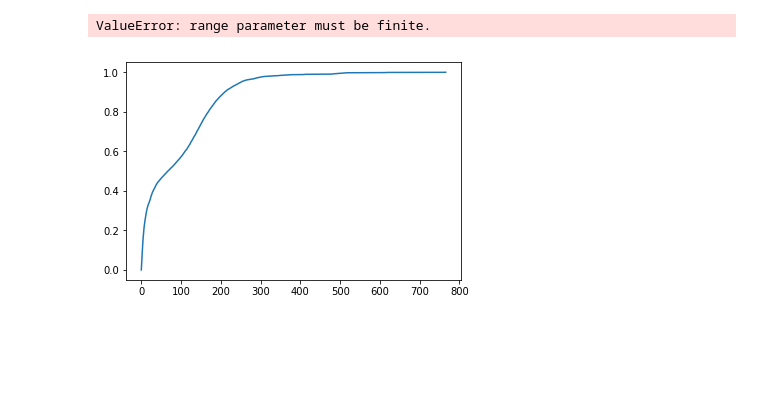
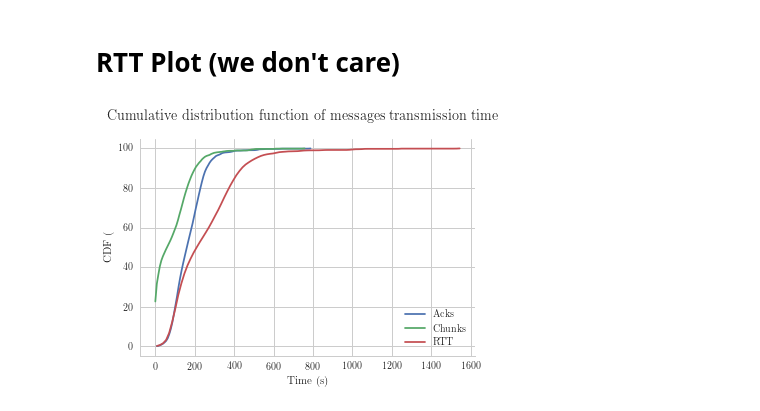
Before and after one commit to dbosk/spores, a Jupyter notebook: code/notebooks/5.2 - File sharing experiment interpretation.ipynb, the cells around one changed output. Cells and saved outputs as stored; diff of their text form; code cells hidden in the pictures; blank space fills up the shorter version.

Commit message:
added figure

```diff
--- a/code/notebooks/5.2 - File sharing experiment interpretation.ipynb
+++ b/code/notebooks/5.2 - File sharing experiment interpretation.ipynb
@@ -102,4 +117,6 @@ def fetch_experiment_set(path):
     return conf, files_info, devices_df, users_df
 
 # Mesage IDs are not unique in the dataset! (experiment_id, mes_id) should be
-conf, files_info, devices_df, users_df =  fetch_experiment_set("data/users_number/")
+conf, files_info, devices_df, users_df =  fetch_experiment_set("data/random_file_size/")
+files_df = files_info_to_df(files_info)
+N_EXPERIMENTS = users_df['experiment_id'].max()+1
@@ -249,0 +125,3 @@ ValueError: range parameter must be finite.
+# %%
+files_df = files_info_to_df(files_info)
+files_df
@@ -249,0 +147,15 @@ ValueError: range parameter must be finite.
+# %%
+transfer_time_df = pd.DataFrame()
+for _, f in files_df.iterrows():
+    data = devices_df[devices_df['file_id'] == f['file_id']]
+    transfer_time = data[data['received'] != 0]['t'].max() - \
+        data[data['sent'] != 0]['t'].min()
+
+    transfer_time_df = transfer_time_df.append(pd.Series({
+        'file_id': f['file_id'],
+        't': transfer_time,
+        'size': f['size']
+    }), ignore_index=True)
+
+transfer_time_df['size'] /= 1024
+transfer_time_df
@@ -249,0 +181,9 @@ ValueError: range parameter must be finite.
+# %%
+sns.set_context('paper')
+sns.set(font='serif')
+sns.set_style("whitegrid", {
+        "font.family": "serif",
+        "font.serif": ["Times", "Palatino", "serif"]
+    })
+mpl.rc('text', usetex=True)
+mpl.rcParams['text.latex.preamble'] = [r'\usepackage{amsmath}']
@@ -250,23 +236,32 @@ ValueError: range parameter must be finite.
+# %% [markdown]
+# RTT Plot (we don't care)
 # %%
 f, ax = plt.subplots()
+sns.set_context('paper')
+sns.set(font='serif')
+sns.set_style("whitegrid", {
+        "font.family": "serif",
+        "font.serif": ["Times", "Palatino", "serif"]
+    })
+mpl.rc('text', usetex=True)
+mpl.rcParams['text.latex.preamble'] = [r'\usepackage{amsmath}']
 
 # Plot the cdf
 ax.plot(ack_bins[0:-1], ack_cdf, label="Acks")
 ax.plot(chunk_bins[0:-1], chunk_cdf, label="Chunks")
 ax.plot(rtt_bins[0:-1], rtt_cdf, label="RTT")
 
 ax.set_xlabel('Time (s)')
-ax.set_xlim(0,)
+#ax.set_xlim(0,)
 ax.set_ylabel('CDF (%)')
 ax.yaxis.set_major_formatter(mpl.ticker.FuncFormatter(lambda y, _: '{:.0%}'.format(y)))
-ax.set_ylim(0,)
+#ax.set_ylim(0,)
 ax.legend()
 plt.suptitle('Cumulative distribution function of messages transmission time')
 
 
 sns.despine()
 plt.savefig('outputs/messages_rtt_cdf_n_users.svg')
 plt.show()
 # %% [output]
-ValueError: range parameter must be finite.
-[figure, old version]
+[figure, new version]
```
Also changed, not shown: parts of 16 cells of this notebook, 5 other files.
